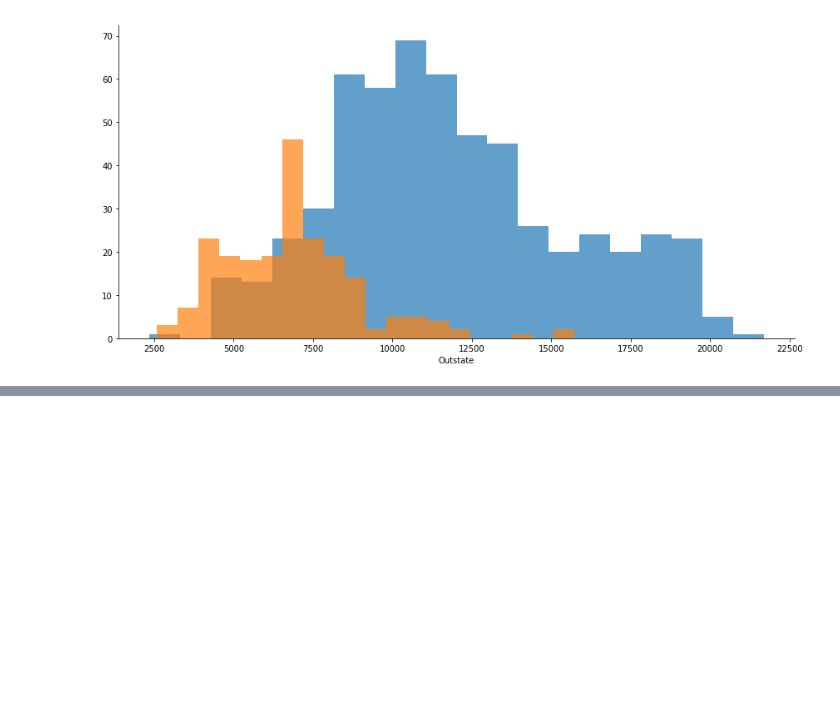
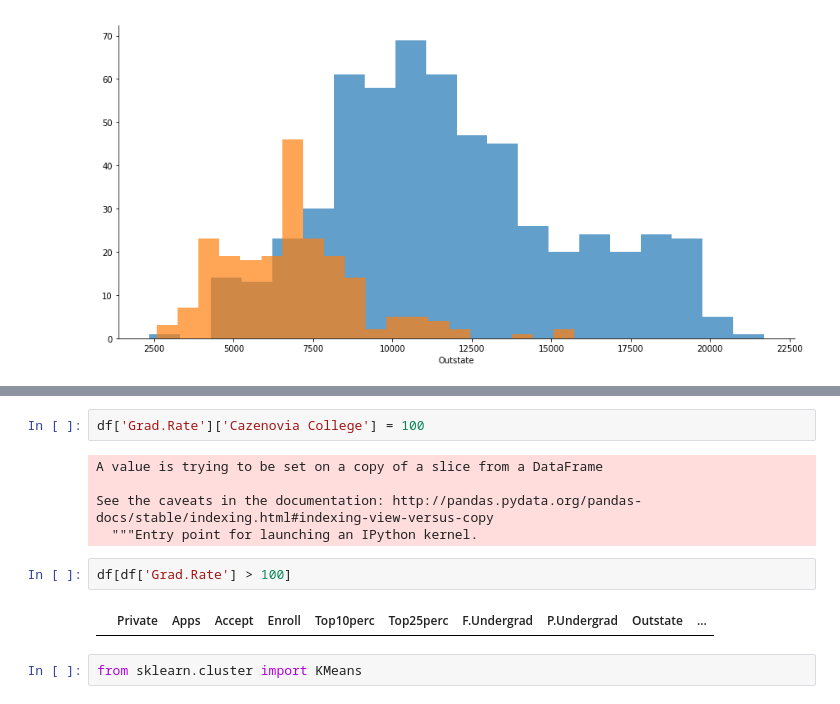
Before and after one commit to codeflowap/ML_K_Means_Clustring, a Jupyter notebook: K_Means_Clustering_Project.ipynb, the cells around one changed output, grey strips where cells are left out. Saved outputs shown, nothing was run; the diff lists cells and outputs as text; blank space fills up the shorter version.

```diff
--- a/K_Means_Clustering_Project.ipynb
+++ b/K_Means_Clustering_Project.ipynb
@@ -85,0 +98,13 @@ g = g.map(plt.hist,'Outstate',bins=20,alpha=0.7)
+# %%
+df['Grad.Rate']['Cazenovia College'] = 100
+# %% [output]
+A value is trying to be set on a copy of a slice from a DataFrame
+
+See the caveats in the documentation: http://pandas.pydata.org/pandas-docs/stable/indexing.html#indexing-view-versus-copy
+  """Entry point for launching an IPython kernel.
+# %%
+df[df['Grad.Rate'] > 100]
+# %% [output]
+|  | Private | Apps | Accept | Enroll | Top10perc | Top25perc | F.Undergrad | P.Undergrad | Outstate | ... |
+# %%
+from sklearn.cluster import KMeans
```
Also changed, not shown: parts of 7 cells of this notebook.
